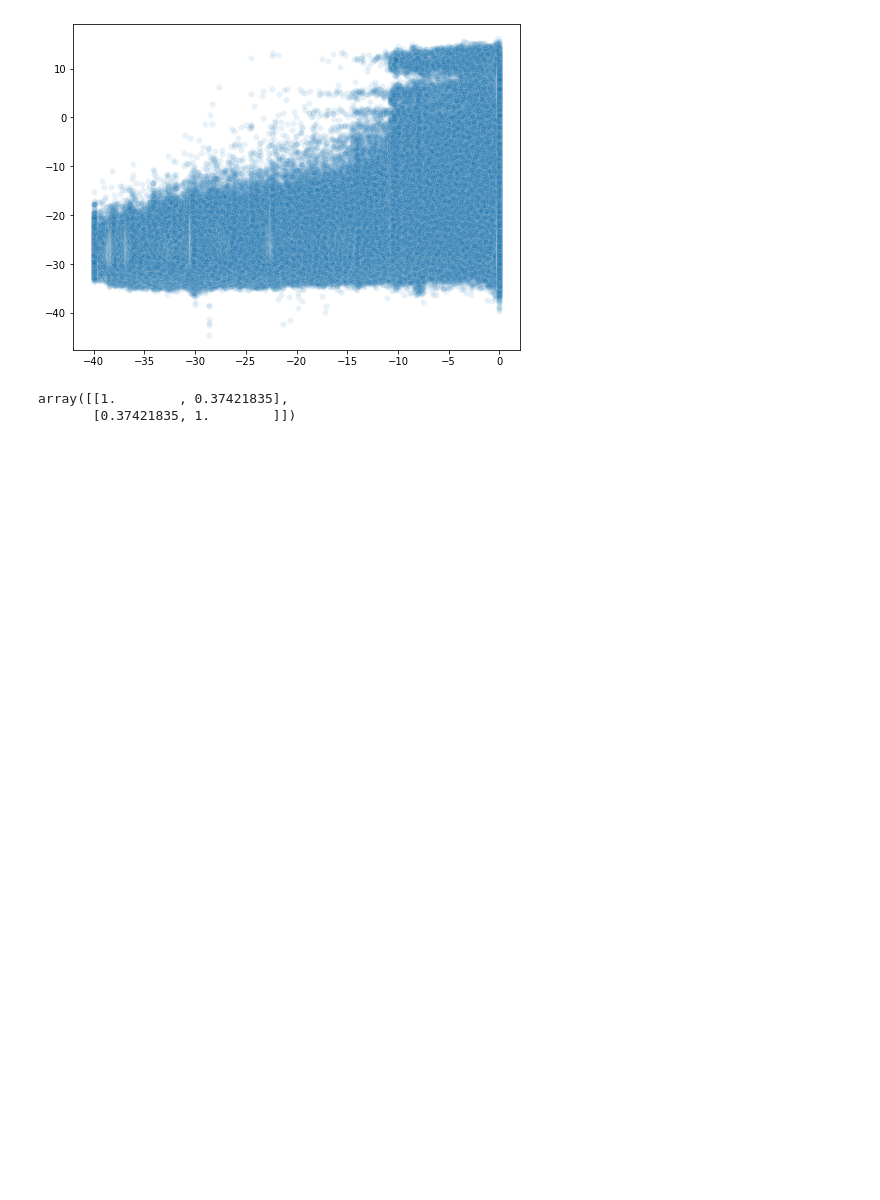
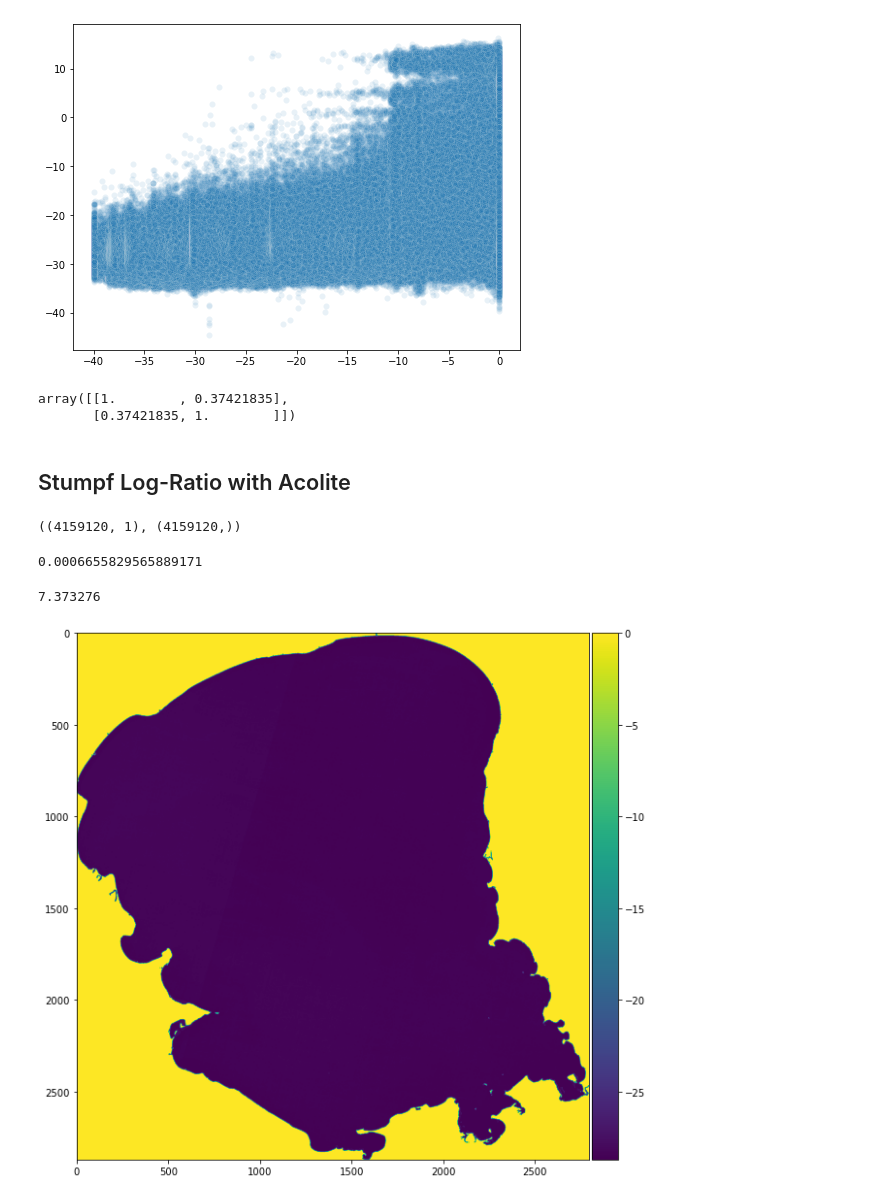
Before and after one commit to WalternativE/evaluation-preprocessing-methods-sentinel2-ml-based-bathymetry-estimation, a Jupyter notebook: notebooks/02__naive_stumpf_log_regression.ipynb, the cells around one changed output. Cells and saved outputs as stored; diff of their text form; code cells hidden in the pictures; blank space fills up the shorter version.

```diff
--- a/notebooks/02__naive_stumpf_log_regression.ipynb
+++ b/notebooks/02__naive_stumpf_log_regression.ipynb
@@ -140,14 +218,11 @@ plt.show()
 train_mask_single_band = np.squeeze(train_test_eop[(FeatureType.MASK_TIMELESS, 'train_split_valid')], axis=-1)
 
 
-def get_stumpf_log_ratio(eopatch, feature, data_mask):
+def get_stumpf_log_ratio(eopatch, feature, data_mask, n=10000, eps_bias=0.0000000000001):
     # apply very small bias to not divide by zero
-    eps_bias = 0.0000000000001
     blue_band = eopatch[feature][0,:,:,1][data_mask == 1] + eps_bias
     green_band = eopatch[feature][0,:,:,2][data_mask == 1] + eps_bias
 
-    # in stumpf log-ratio the factor n is present to make sure that band values cannot be negative
-    n = 10000
     # in stumpf log-ratio this would correspond to z (or rel_z) before applying the constant factor c and the intercept m_0
     # we can get to these values by fitting a linear regression
     X = np.log(n * blue_band) / np.log(n * green_band)
@@ -223,3 +298,40 @@ np.corrcoef(y_all, y_hat_all)
 # %% [output]
 array([[1.        , 0.37421835],
        [0.37421835, 1.        ]])
+# %% [markdown]
+## Stumpf Log-Ratio with Acolite
+# %%
+X = get_stumpf_log_ratio(train_test_eop, (FeatureType.DATA, f'{acolite_product}_data'), train_mask_single_band)
+
+y = train_test_eop[(FeatureType.DATA_TIMELESS, 'bathy_data')][train_test_eop[(FeatureType.MASK_TIMELESS, 'train_split_valid')] == 1]
+X.shape, y.shape
+# %% [output]
+((4159120, 1), (4159120,))
+# %%
+reg = LinearRegression()
+reg.fit(X, y)
+
+score = reg.score(X, y)
+score
+# %% [output]
+0.0006655829565889171
+# %%
+from sklearn.metrics import mean_absolute_error
+
+ypred = reg.predict(X)
+mean_absolute_error(y, ypred)
+# %% [output]
+7.373276
+# %%
+mask_complete_single_band = np.squeeze(train_test_eop[(FeatureType.MASK_TIMELESS, 'bathy_data_mask')], axis=-1)
+
+X_all = get_stumpf_log_ratio(train_test_eop, (FeatureType.DATA, f'{acolite_product}_data'), mask_complete_single_band)
+
+y_hat_all = reg.predict(X_all)
+estimated_bathymetry_stumpf_logratio = np.zeros(train_test_eop[(FeatureType.MASK_TIMELESS, 'bathy_data_mask')].shape)
+estimated_bathymetry_stumpf_logratio[train_test_eop[(FeatureType.MASK_TIMELESS, 'bathy_data_mask')] == 1] = y_hat_all
+# %%
+eolx.visualization.plot_ndarray_band(estimated_bathymetry_stumpf_logratio, cmap='viridis')
+plt.show()
+# %% [output]
+[figure, added]
```
Also changed, not shown: parts of 5 cells of this notebook, 2 other files.
